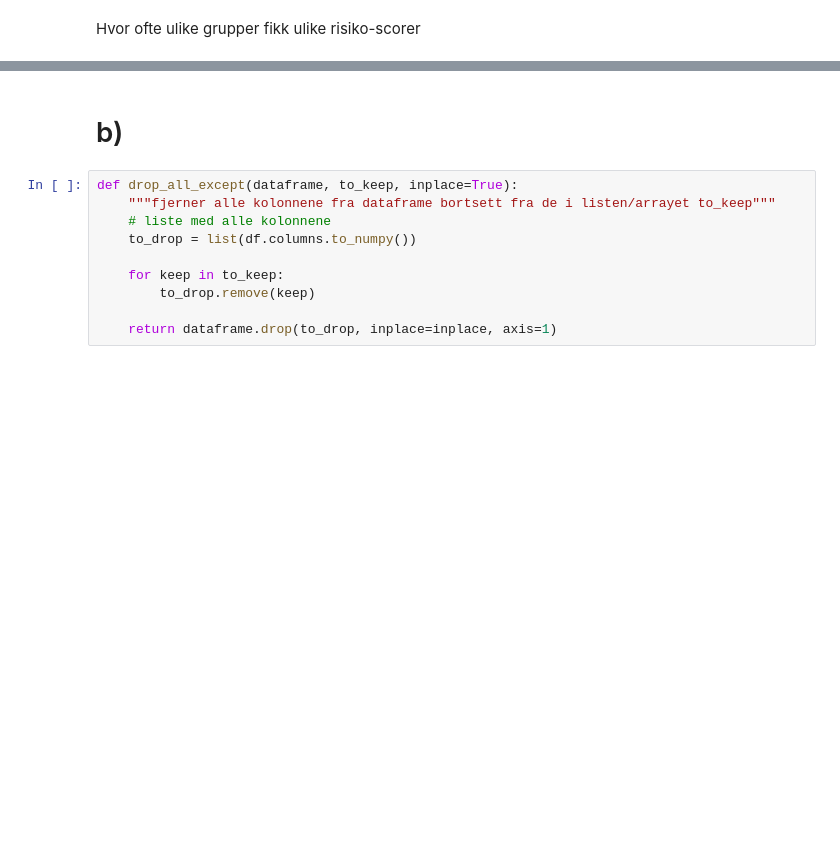
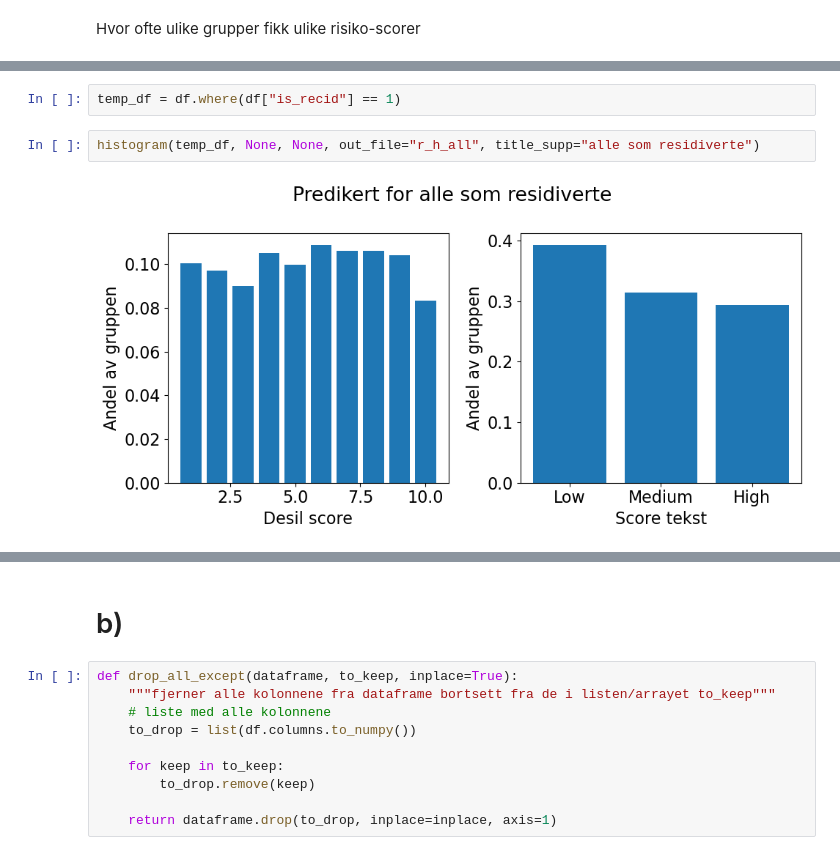
Before and after one commit to asmund20/hon2200-prosjekt, a Jupyter notebook: notebooks/compas.ipynb, the cells around one changed output, grey strips where cells are left out. Drawn from its saved outputs; the diff is of its cells as text; blank space fills up the shorter version.

```diff
--- a/notebooks/compas.ipynb
+++ b/notebooks/compas.ipynb
@@ -127,0 +131,6 @@ histogram("race", "African-American", "h_b")
+# %%
+temp_df = df.where(df["is_recid"] == 1)
+# %%
+histogram(temp_df, None, None, out_file="r_h_all", title_supp="alle som residiverte")
+# %% [output]
+[figure, added]
```
Also changed, not shown: parts of 20 cells of this notebook, 12 other files.
